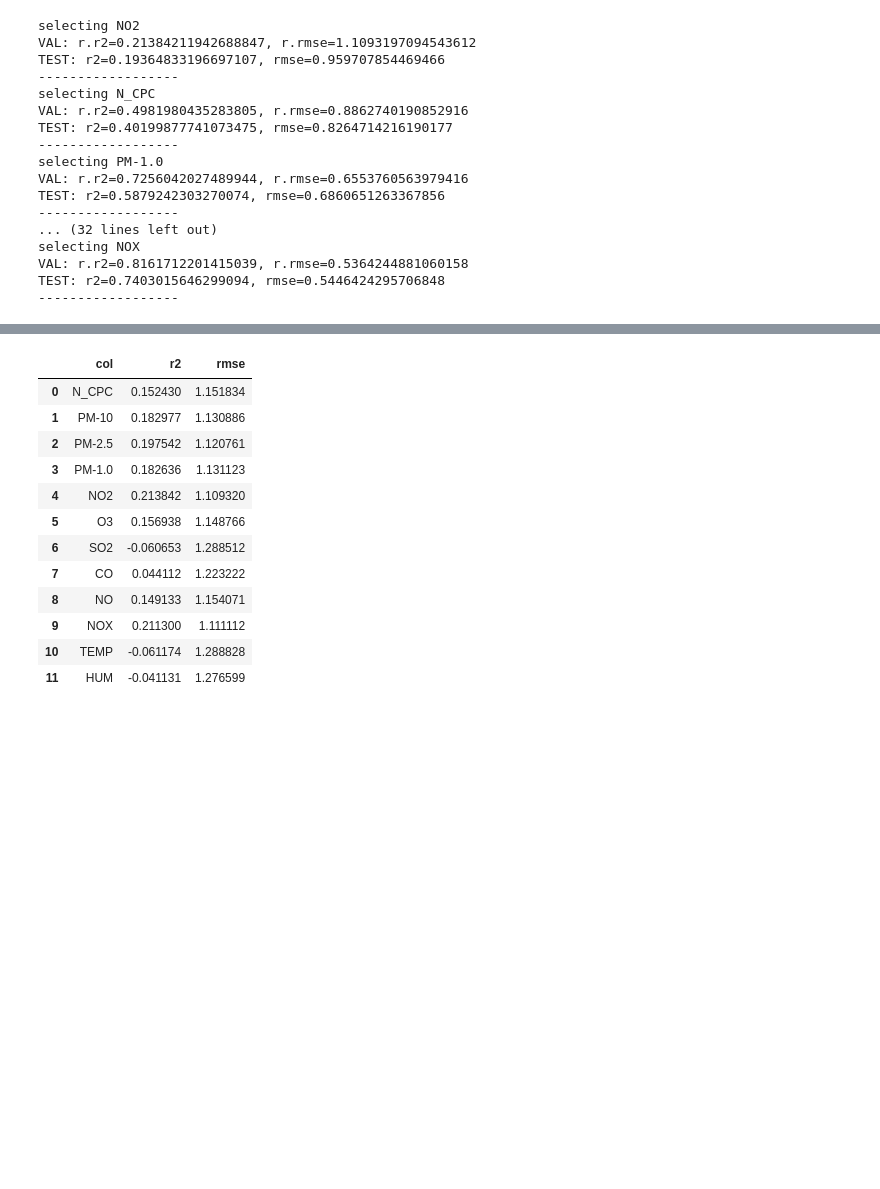
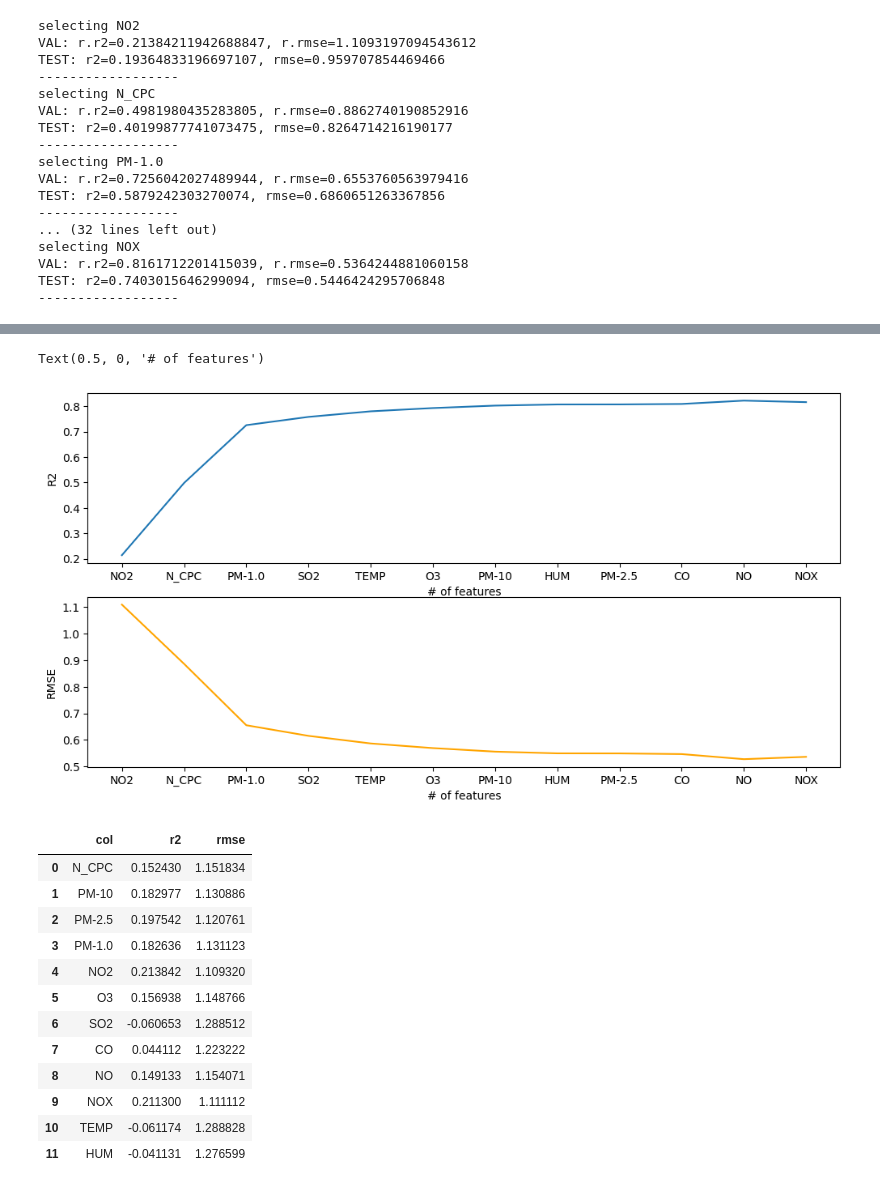
Before and after one commit to M3lo00/TOML_Homeworks, a Jupyter notebook: Homework3-4/model_training.ipynb, the cells around one changed output, grey strips where cells are left out. Drawn from its saved outputs; the diff is of its cells as text; code cells hidden in the pictures; blank space fills up the shorter version.

```diff
--- a/Homework3-4/model_training.ipynb
+++ b/Homework3-4/model_training.ipynb
@@ -733,3 +780,6 @@ selecting NOX
 VAL: r.r2=0.8161712201415039, r.rmse=0.5364244881060158
 TEST: r2=0.7403015646299094, rmse=0.5446424295706848
 ------------------
+# %%
+df = pd.DataFrame(final_res).reset_index(drop=True)
+df
@@ -736,3 +800,18 @@ TEST: r2=0.7403015646299094, rmse=0.5446424295706848
+# %%
+fig, axs = plt.subplots(2,1,figsize=(12,6))
+axs[0].plot(range(1,13), df['r2'])
+axs[1].plot(range(1,13), df['rmse'], color='orange')
+axs[0].set_xticks(range(1,13))
+axs[1].set_xticks(range(1,13))
+axs[0].set_xticklabels(df['col'])
+axs[1].set_xticklabels(df['col'])
+axs[0].set_ylabel('R2')
+axs[1].set_ylabel('RMSE')
+axs[0].set_xlabel('# of features')
+axs[1].set_xlabel('# of features')
+# %% [output]
+Text(0.5, 0, '# of features')
+[figure, added]
 # %%
 df
 # %% [output]
```
Also changed, not shown: parts of 4 cells of this notebook, 2 other files.
